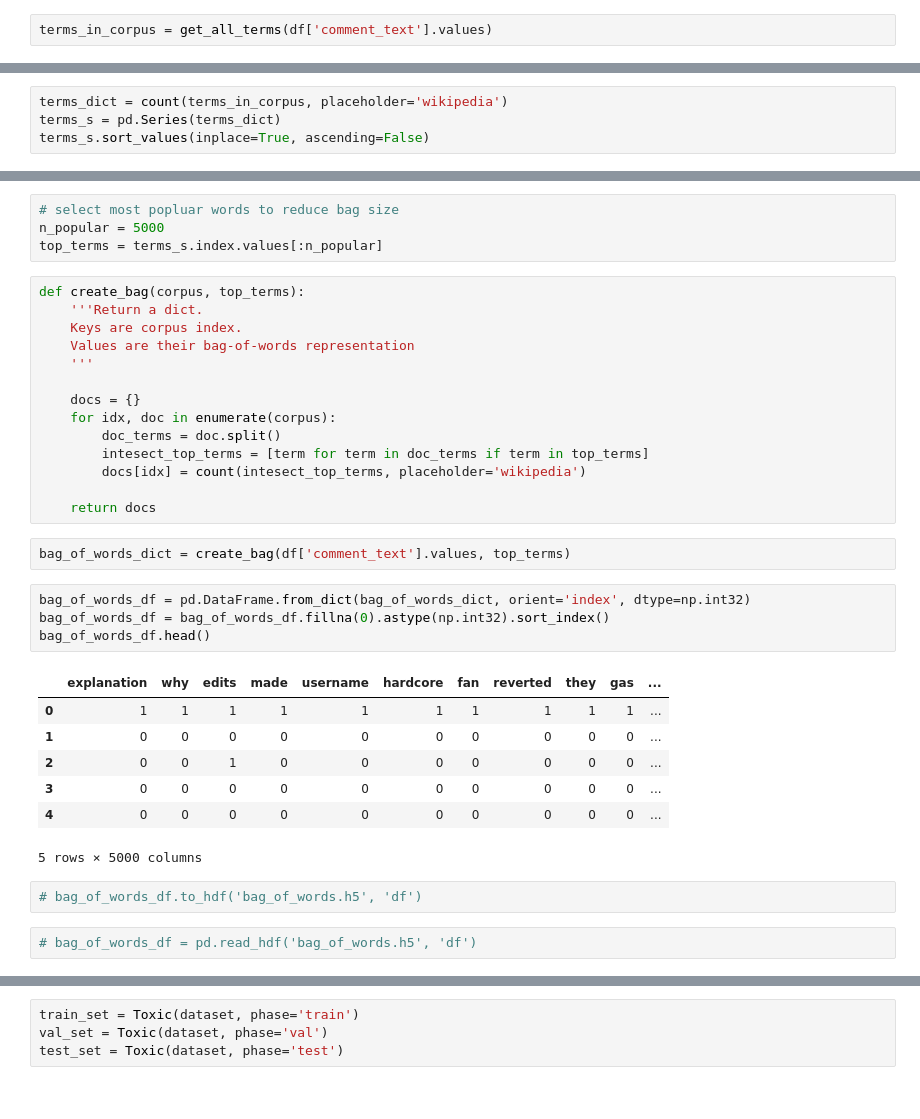
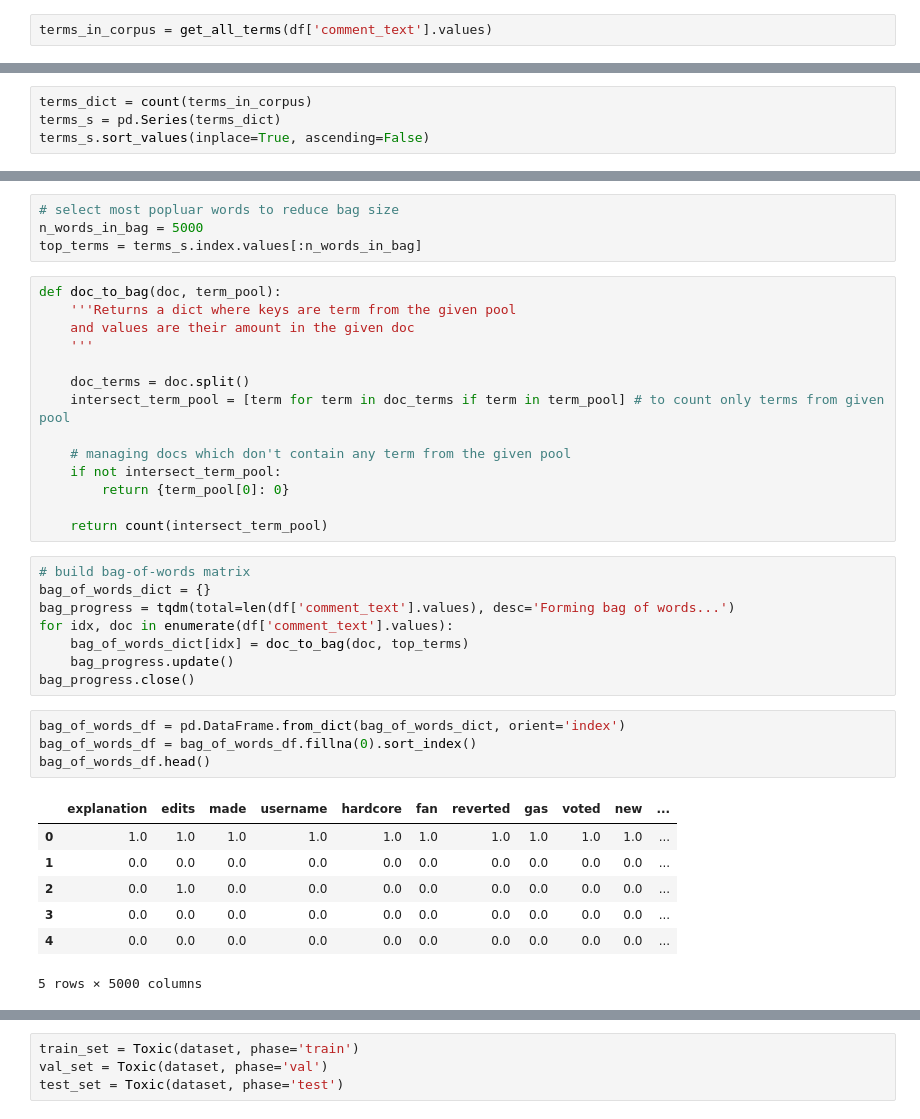
Before and after one commit to krupartea/Toxic-Comment-Classification-Using-Bag-of-Words, a Jupyter notebook: bag_of_words.ipynb, the cells around one changed output, grey strips where cells are left out. Cells and saved outputs as stored; diff of their text form.

```diff
--- a/bag_of_words.ipynb
+++ b/bag_of_words.ipynb
@@ -81,6 +81,6 @@ def count(iterable, placeholder=None):
 
     return counter
 # %%
-terms_dict = count(terms_in_corpus, placeholder='wikipedia')
+terms_dict = count(terms_in_corpus)
 terms_s = pd.Series(terms_dict)
 terms_s.sort_values(inplace=True, ascending=False)
@@ -96,36 +97,38 @@ dtype: int64
 # %%
 # select most popluar words to reduce bag size
-n_popular = 5000
-top_terms = terms_s.index.values[:n_popular]
+n_words_in_bag = 5000
+top_terms = terms_s.index.values[:n_words_in_bag]
-# %%
-def create_bag(corpus, top_terms):
-    '''Return a dict.
-    Keys are corpus index.
-    Values are their bag-of-words representation
-    '''
-
-    docs = {}
-    for idx, doc in enumerate(corpus):
-        doc_terms = doc.split()
-        intesect_top_terms = [term for term in doc_terms if term in top_terms]
-        docs[idx] = count(intesect_top_terms, placeholder='wikipedia')
-
-    return docs
-# %%
-bag_of_words_dict = create_bag(df['comment_text'].values, top_terms)
+# %%
+def doc_to_bag(doc, term_pool):
+    '''Returns a dict where keys are term from the given pool
+    and values are their amount in the given doc
+    '''
+
+    doc_terms = doc.split()
+    intersect_term_pool = [term for term in doc_terms if term in term_pool] # to count only terms from given pool
+
+    # managing docs which don't contain any term from the given pool
+    if not intersect_term_pool:
+        return {term_pool[0]: 0}
+
+    return count(intersect_term_pool)
+# %%
+# build bag-of-words matrix
+bag_of_words_dict = {}
+bag_progress = tqdm(total=len(df['comment_text'].values), desc='Forming bag of words...')
+for idx, doc in enumerate(df['comment_text'].values):
+    bag_of_words_dict[idx] = doc_to_bag(doc, top_terms)
+    bag_progress.update()
+bag_progress.close()
 # %%
-bag_of_words_df = pd.DataFrame.from_dict(bag_of_words_dict, orient='index', dtype=np.int32)
-bag_of_words_df = bag_of_words_df.fillna(0).astype(np.int32).sort_index()
+bag_of_words_df = pd.DataFrame.from_dict(bag_of_words_dict, orient='index')
+bag_of_words_df = bag_of_words_df.fillna(0).sort_index()
 bag_of_words_df.head()
 # %% [output]
-|  | explanation | why | edits | made | username | hardcore | fan | reverted | they | gas | ... |
-| 0 | 1 | 1 | 1 | 1 | 1 | 1 | 1 | 1 | 1 | 1 | ... |
-| 1 | 0 | 0 | 0 | 0 | 0 | 0 | 0 | 0 | 0 | 0 | ... |
-| 2 | 0 | 0 | 1 | 0 | 0 | 0 | 0 | 0 | 0 | 0 | ... |
-| 3 | 0 | 0 | 0 | 0 | 0 | 0 | 0 | 0 | 0 | 0 | ... |
-| 4 | 0 | 0 | 0 | 0 | 0 | 0 | 0 | 0 | 0 | 0 | ... |
+|  | explanation | edits | made | username | hardcore | fan | reverted | gas | voted | new | ... |
+| 0 | 1.0 | 1.0 | 1.0 | 1.0 | 1.0 | 1.0 | 1.0 | 1.0 | 1.0 | 1.0 | ... |
+| 1 | 0.0 | 0.0 | 0.0 | 0.0 | 0.0 | 0.0 | 0.0 | 0.0 | 0.0 | 0.0 | ... |
+| 2 | 0.0 | 1.0 | 0.0 | 0.0 | 0.0 | 0.0 | 0.0 | 0.0 | 0.0 | 0.0 | ... |
+| 3 | 0.0 | 0.0 | 0.0 | 0.0 | 0.0 | 0.0 | 0.0 | 0.0 | 0.0 | 0.0 | ... |
+| 4 | 0.0 | 0.0 | 0.0 | 0.0 | 0.0 | 0.0 | 0.0 | 0.0 | 0.0 | 0.0 | ... |
 5 rows × 5000 columns
-# %%
-# bag_of_words_df.to_hdf('bag_of_words.h5', 'df')
-# %%
-# bag_of_words_df = pd.read_hdf('bag_of_words.h5', 'df')
```
Also changed, not shown: parts of 23 cells of this notebook.
